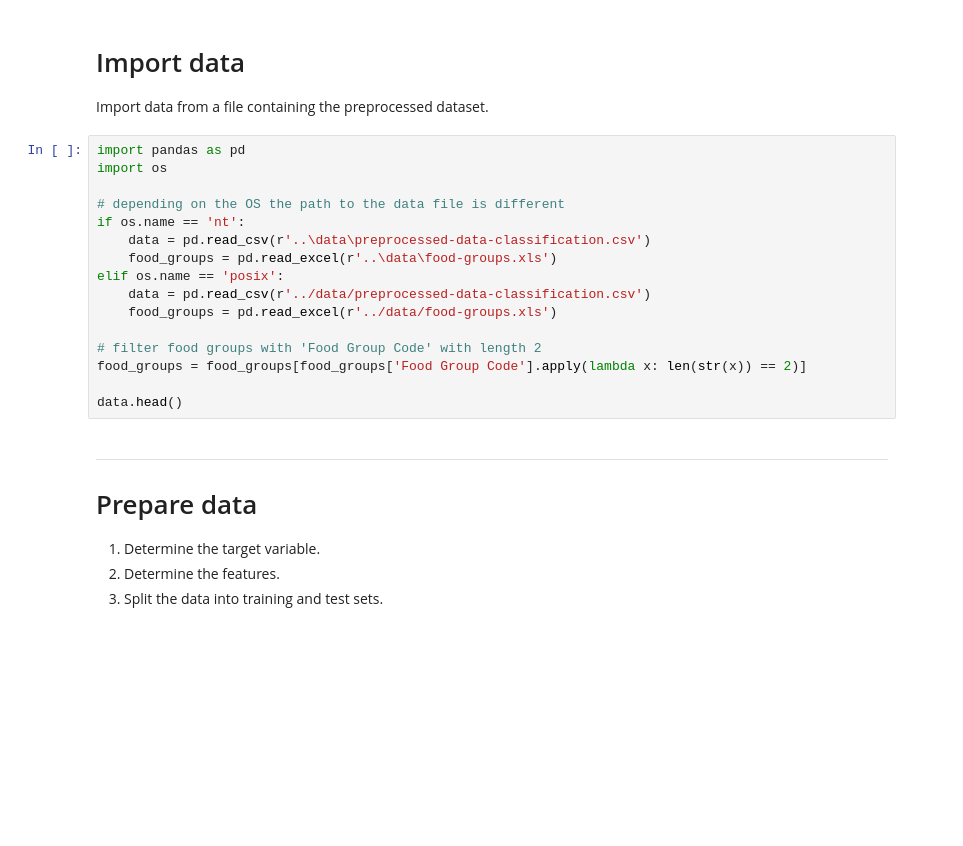
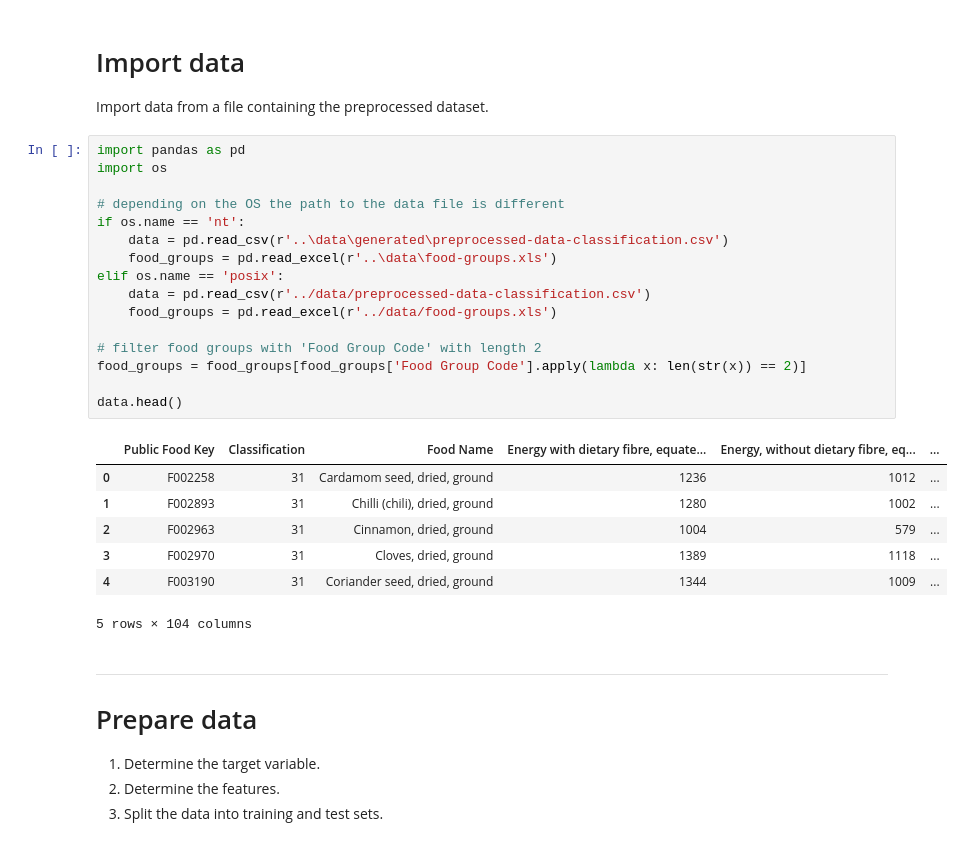
Before and after one commit to d4vidsha/food-groups-classification-model, a Jupyter notebook: src/knn.ipynb, the cells around one changed output. Drawn from its saved outputs; the diff is of its cells as text; blank space fills up the shorter version.

```diff
--- a/src/knn.ipynb
+++ b/src/knn.ipynb
@@ -4,19 +4,27 @@ Import data from a file containing the preprocessed dataset.
 # %%
 import pandas as pd
 import os
 
 # depending on the OS the path to the data file is different
 if os.name == 'nt':
-    data = pd.read_csv(r'..\data\preprocessed-data-classification.csv')
+    data = pd.read_csv(r'..\data\generated\preprocessed-data-classification.csv')
     food_groups = pd.read_excel(r'..\data\food-groups.xls')
 elif os.name == 'posix':
     data = pd.read_csv(r'../data/preprocessed-data-classification.csv')
     food_groups = pd.read_excel(r'../data/food-groups.xls')
 
 # filter food groups with 'Food Group Code' with length 2
 food_groups = food_groups[food_groups['Food Group Code'].apply(lambda x: len(str(x)) == 2)]
 
 data.head()
+# %% [output]
+|  | Public Food Key | Classification | Food Name | Energy with dietary fibre, equate... | Energy, without dietary fibre, eq... | ... |
+| 0 | F002258 | 31 | Cardamom seed, dried, ground | 1236 | 1012 | ... |
+| 1 | F002893 | 31 | Chilli (chili), dried, ground | 1280 | 1002 | ... |
+| 2 | F002963 | 31 | Cinnamon, dried, ground | 1004 | 579 | ... |
+| 3 | F002970 | 31 | Cloves, dried, ground | 1389 | 1118 | ... |
+| 4 | F003190 | 31 | Coriander seed, dried, ground | 1344 | 1009 | ... |
+5 rows × 104 columns
 # %% [markdown]
 ---
 # Prepare data
```
Also changed, not shown: parts of 7 cells of this notebook.
